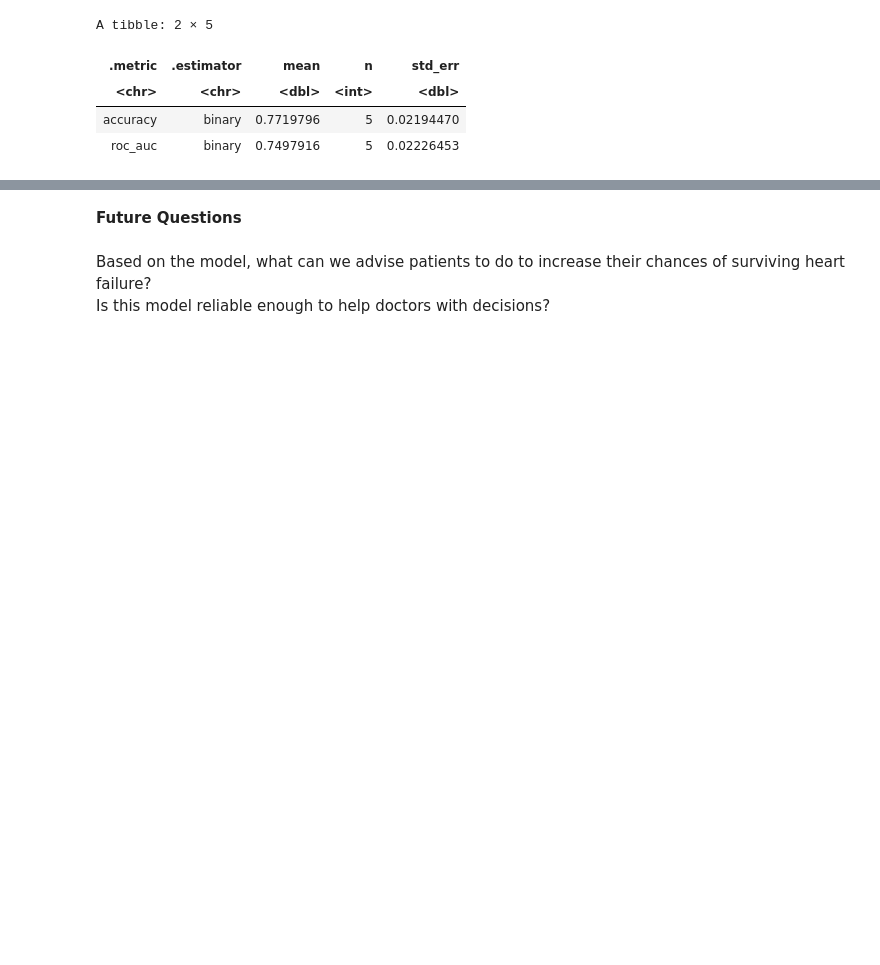
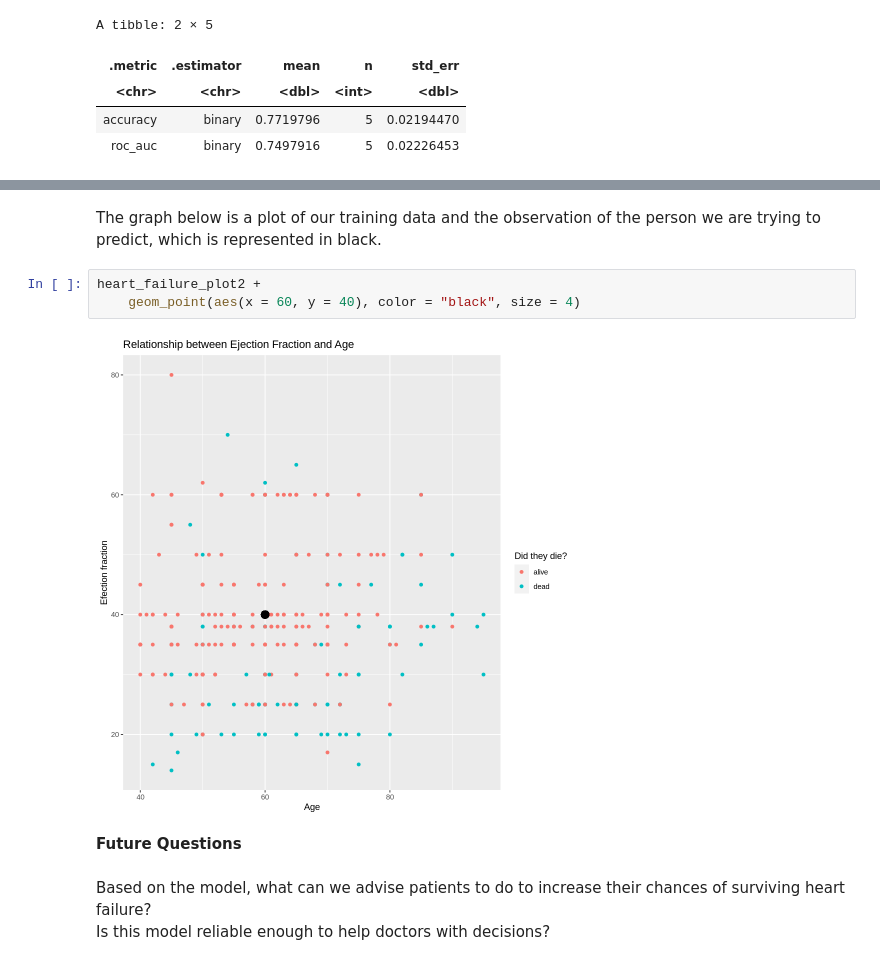
Before and after one commit to leoryry/NEW_DSCI_Project, a Jupyter notebook: DSCI_Project.ipynb, the cells around one changed output, grey strips where cells are left out. Drawn from its saved outputs; the diff is of its cells as text; blank space fills up the shorter version.

```diff
--- a/DSCI_Project.ipynb
+++ b/DSCI_Project.ipynb
@@ -290,3 +291,10 @@ Best k: 11
+# %% [markdown]
+The graph below is a plot of our training data and the observation of the person we are trying to predict, which is represented in black.
+# %%
+heart_failure_plot2 +
+    geom_point(aes(x = 60, y = 40), color = "black", size = 4)
+# %% [output]
+[figure, added]
 # %% [markdown]
 **Future Questions**
 # %% [markdown]
```
Also changed, not shown: parts of 12 cells of this notebook.
